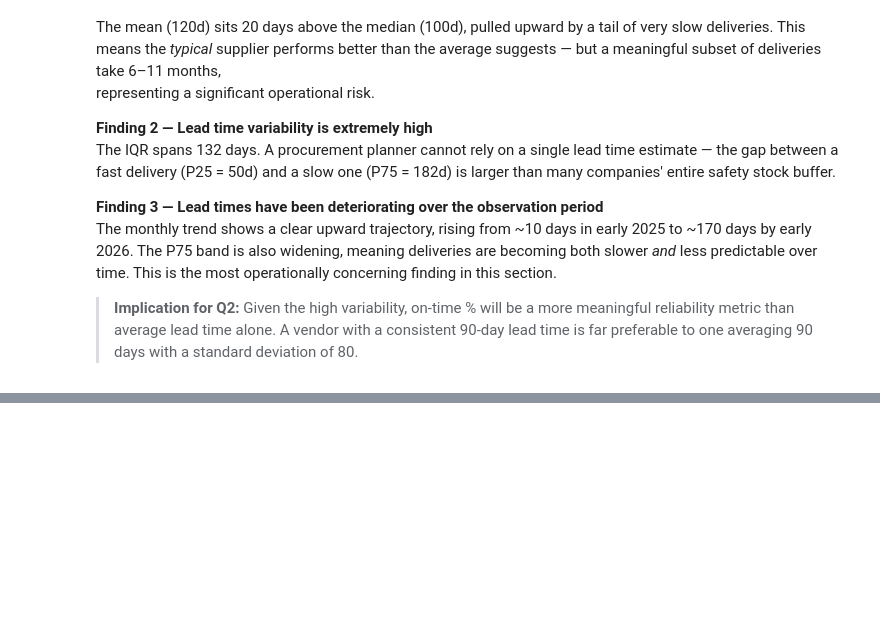
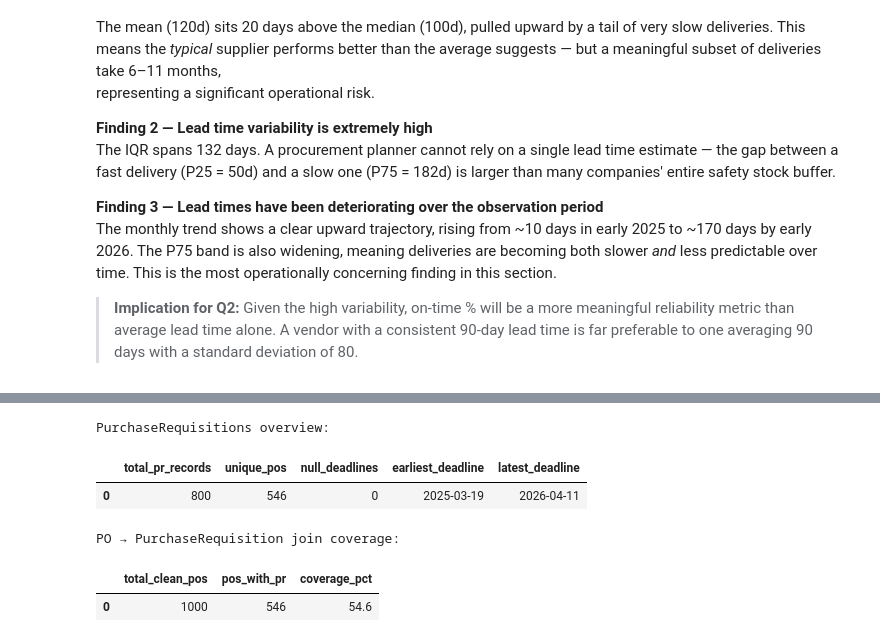
Before and after one commit to Muhammad-Umer-Riaz/data-analyst-portfolio, a Jupyter notebook: Supplier_Performance_Analysis/supplier_performance_analysis.ipynb, the cells around one changed output, grey strips where cells are left out. Saved outputs shown, nothing was run; the diff lists cells and outputs as text; code cells hidden in the pictures; blank space fills up the shorter version.

```diff
--- a/Supplier_Performance_Analysis/supplier_performance_analysis.ipynb
+++ b/Supplier_Performance_Analysis/supplier_performance_analysis.ipynb
@@ -376,0 +409,37 @@ The monthly trend shows a clear upward trajectory, rising from ~10 days in early
+# %%
+# ── Explore PurchaseRequisitions table ───────────────────────────────────────
+df_pr_explore = pd.read_sql("""
+    SELECT
+        COUNT(*)                                          AS total_pr_records,
+        COUNT(DISTINCT purchase_document_number)          AS unique_pos,
+        SUM(CASE WHEN latest_possible_goods_receipt
+                      IS NULL THEN 1 ELSE 0 END)          AS null_deadlines,
+        MIN(latest_possible_goods_receipt)                AS earliest_deadline,
+        MAX(latest_possible_goods_receipt)                AS latest_deadline
+    FROM PurchaseRequisitions
+""", con)
+
+print("PurchaseRequisitions overview:")
+display(df_pr_explore)
+
+# ── Check how many of our clean Q1 POs have a PR match ──────────────────────
+df_pr_coverage = pd.read_sql("""
+    SELECT
+        COUNT(DISTINCT pod.purchase_document_number)   AS total_clean_pos,
+        COUNT(DISTINCT pr.purchase_document_number)    AS pos_with_pr,
+        ROUND(100.0 * COUNT(DISTINCT pr.purchase_document_number)
+              / COUNT(DISTINCT pod.purchase_document_number), 1) AS coverage_pct
+    FROM PurchaseOrderDocuments pod
+    LEFT JOIN PurchaseRequisitions pr
+        ON pr.purchase_document_number = pod.purchase_document_number
+""", con)
+
+print("\nPO → PurchaseRequisition join coverage:")
+display(df_pr_coverage)
+# %% [output]
+PurchaseRequisitions overview:
+|  | total_pr_records | unique_pos | null_deadlines | earliest_deadline | latest_deadline |
+| 0 | 800 | 546 | 0 | 2025-03-19 | 2026-04-11 |
+PO → PurchaseRequisition join coverage:
+|  | total_clean_pos | pos_with_pr | coverage_pct |
+| 0 | 1000 | 546 | 54.6 |
```
Also changed, not shown: parts of 10 cells of this notebook.
